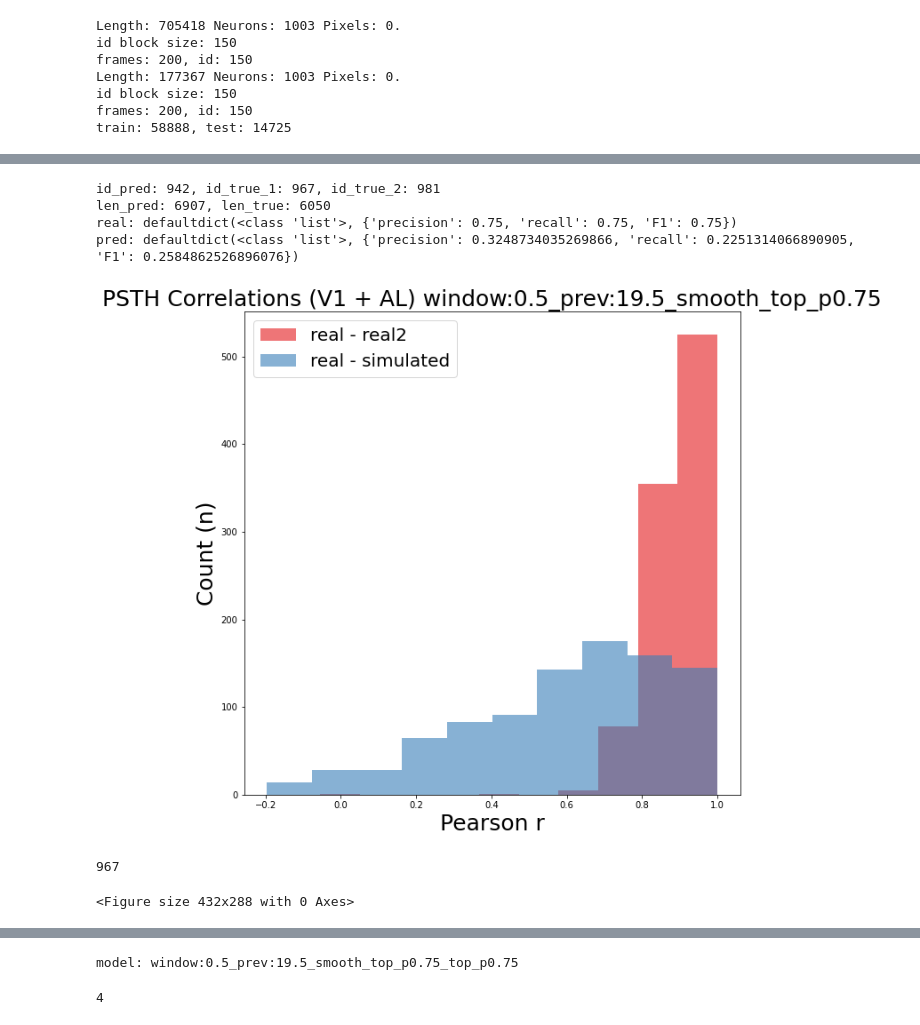
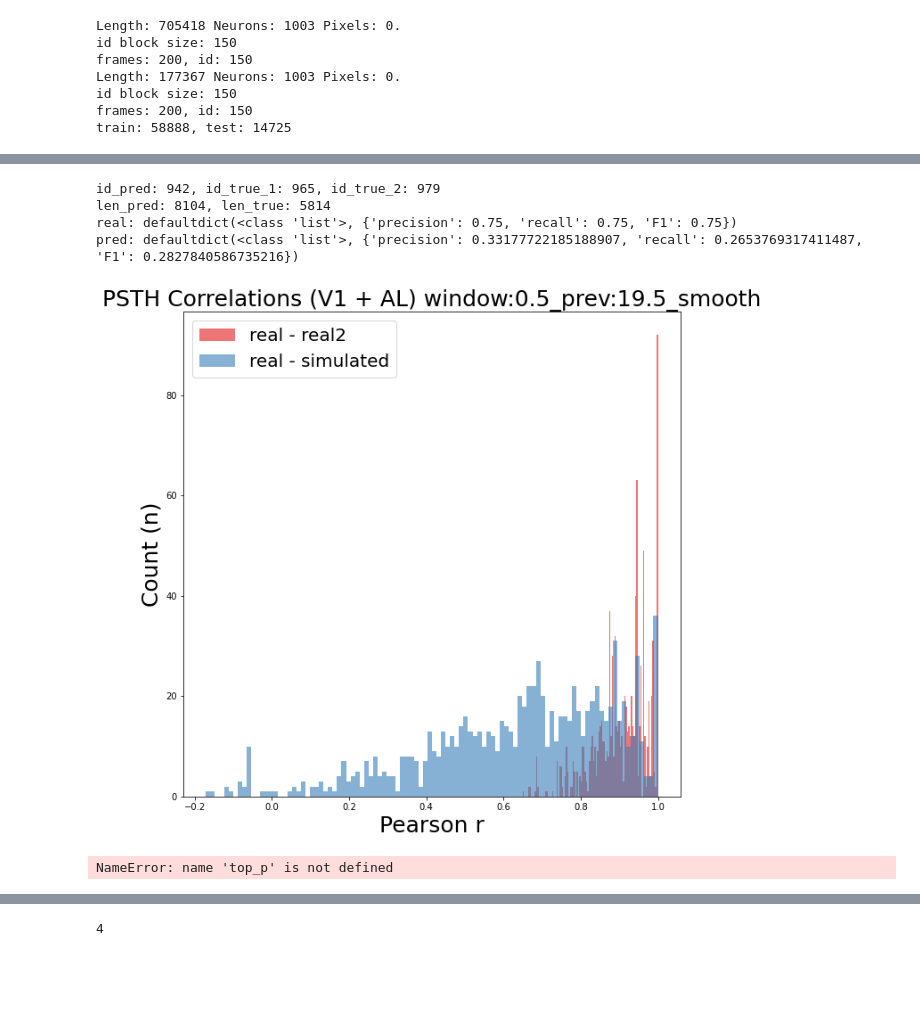
Before and after one commit to a-antoniades/neuroformer_, a Jupyter notebook: neuroformer_LargeRandNet_inference.ipynb, the cells around one changed output, grey strips where cells are left out. Saved outputs shown, nothing was run; the diff lists cells and outputs as text; code cells hidden in the pictures; blank space fills up the shorter version.

```diff
--- a/neuroformer_LargeRandNet_inference.ipynb
+++ b/neuroformer_LargeRandNet_inference.ipynb
@@ -76,7 +76,7 @@ set_seed(n_seed)
 
 import yaml
 
-base_path = "models/tensorboard/LRN/EOSPAD/window:0.5_prev:19.5_smooth/sparse_f:None_id:None/w:0.5_wp:19.5"
+base_path = "/data5/antonis/neuroformer/models/tensorboard/LRN/channel/window:0.5_prev:19.5_smooth/sparse_f:None_id:None/w:0.5_wp:19.5"
 
 with open(os.path.join(base_path, 'mconf.yaml'), 'r') as stream:
     mconf = yaml.full_load(stream)
@@ -191,7 +191,7 @@ from model_neuroformer_LRN import GPT, GPTConfig
 # initialize config class and model (holds hyperparameters)
 
 conv_layer = False
-mconf = GPTConfig(train_dataset.population_size, block_size,    # frame_block_size
+model_conf = GPTConfig(train_dataset.population_size, block_size,    # frame_block_size
                         id_vocab_size=train_dataset.id_population_size,
                         frame_block_size=frame_block_size,
                         id_block_size=id_block_size,  # frame_block_size
@@ -211,6 +211,11 @@ mconf = GPTConfig(train_dataset.population_size, block_size,    # frame_block_si
                         window=window, window_prev=window_prev, frame_window=frame_window, dt=dt,
                         neurons=neurons, stoi_dt=stoi_dt, itos_dt=itos_dt, n_embd_frames=n_embd_frames,
                         ignore_index_id=stoi['PAD'], ignore_index_dt=stoi_dt['PAD'])  # 0.35
+
+for k, v in model_conf.__dict__.items():
+    if k not in mconf.__dict__:
+        mconf.__dict__[k] = v
+
 model = GPT(mconf)
 # %% [output]
 51200
@@ -341,3 +313,6 @@ pred: 7268, true: 6309
+# %%
+pred_path = "./models/tensorboard/LRN/channel/window:0.5_prev:19.5_smooth/sparse_f:None_id:None/w:0.5_wp:19.5/df_pred_window:0.5_prev:19.5_smooth.csv"
+df_pred = pd.read_csv(pred_path)
 # %%
 from SpikeVidUtils import set_intevals
 from analysis import get_rates_trial, calc_corr_psth
@@ -392,38 +367,37 @@ accuracy = get_accuracy(df_pred, df_2)
 scores = compute_scores(df_1, df_2)
 pred_scores = compute_scores(df_1, df_pred_full)
 print(f"real: {scores}")
 print(f"pred: {pred_scores}")
 
 set_plot_white()
 plt.figure(figsize=(10, 10), facecolor='white')
 plt.title(f'PSTH Correlations (V1 + AL) {title}', fontsize=25)
 plt.ylabel('Count (n)', fontsize=25)
 plt.xlabel('Pearson r', fontsize=25)
-plt.hist(top_corr_real, label='real - real2', alpha=0.6)
+plt.hist(top_corr_real, label='real - real2', alpha=0.6, bins=100)
 # plt.hist(top_corr_real_2, label='real - real3', alpha=0.6)
-plt.hist(top_corr_pred, label='real - simulated', alpha=0.6)
+plt.hist(top_corr_pred, label='real - simulated', alpha=0.6, bins=100)
 plt.legend(fontsize=20)
 plt.show()
 
 dir_name = os.path.dirname(model_path)
 model_name = os.path.basename(model_path)
 
 title = title + f'_top_p{top_p}'
 plt.savefig(os.path.join(dir_name, F'psth_corr_{title}_.svg'))
 df_pred.to_csv(os.path.join(dir_name, F'df_pred_{title}_.csv'))
 
 plot_distribution(df_1, df_pred, save_path=os.path.join(dir_name, F'psth_dist_.svg'))
 
 total_scores = dict()
 total_scores['real'] = scores
 total_scores['pred'] = pred_scores
 
 print(f"model: {title}")
 # %% [output]
-id_pred: 942, id_true_1: 967, id_true_2: 981
-len_pred: 6907, len_true: 6050
+id_pred: 942, id_true_1: 965, id_true_2: 979
+len_pred: 8104, len_true: 5814
 real: defaultdict(<class 'list'>, {'precision': 0.75, 'recall': 0.75, 'F1': 0.75})
-pred: defaultdict(<class 'list'>, {'precision': 0.3248734035269866, 'recall': 0.2251314066890905, 'F1': 0.2584862526896076})
+pred: defaultdict(<class 'list'>, {'precision': 0.33177722185188907, 'recall': 0.2653769317411487, 'F1': 0.2827840586735216})
-[figure, old version]
+[figure, new version]
-967
+NameError: name 'top_p' is not defined
-<Figure size 432x288 with 0 Axes>
@@ -431,4 +404,3 @@ pred: defaultdict(<class 'list'>, {'precision': 0.3248734035269866, 'recall': 0.
-model: window:0.5_prev:19.5_smooth_top_p0.75_top_p0.75
 # %%
 len(df_pred_full['ID'].unique())
 len(df_1['ID'].unique())
```
Also changed, not shown: parts of 4 cells of this notebook, 5 other files.
